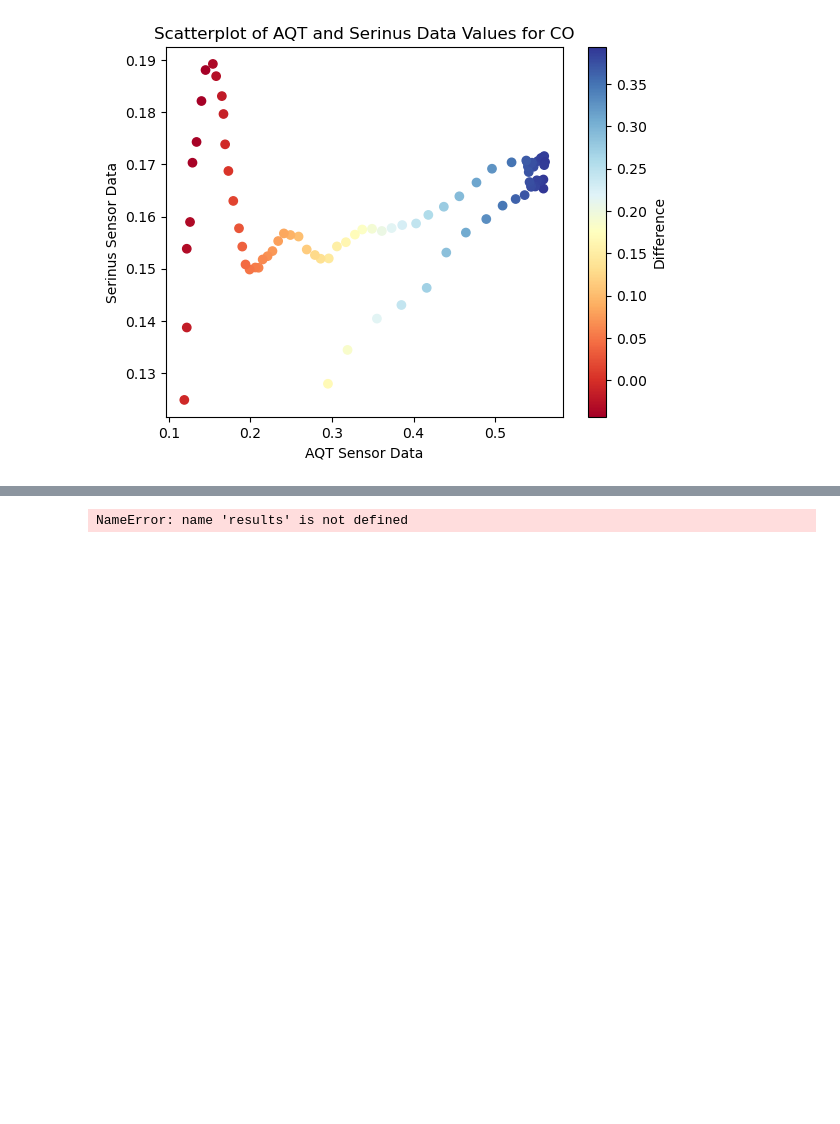
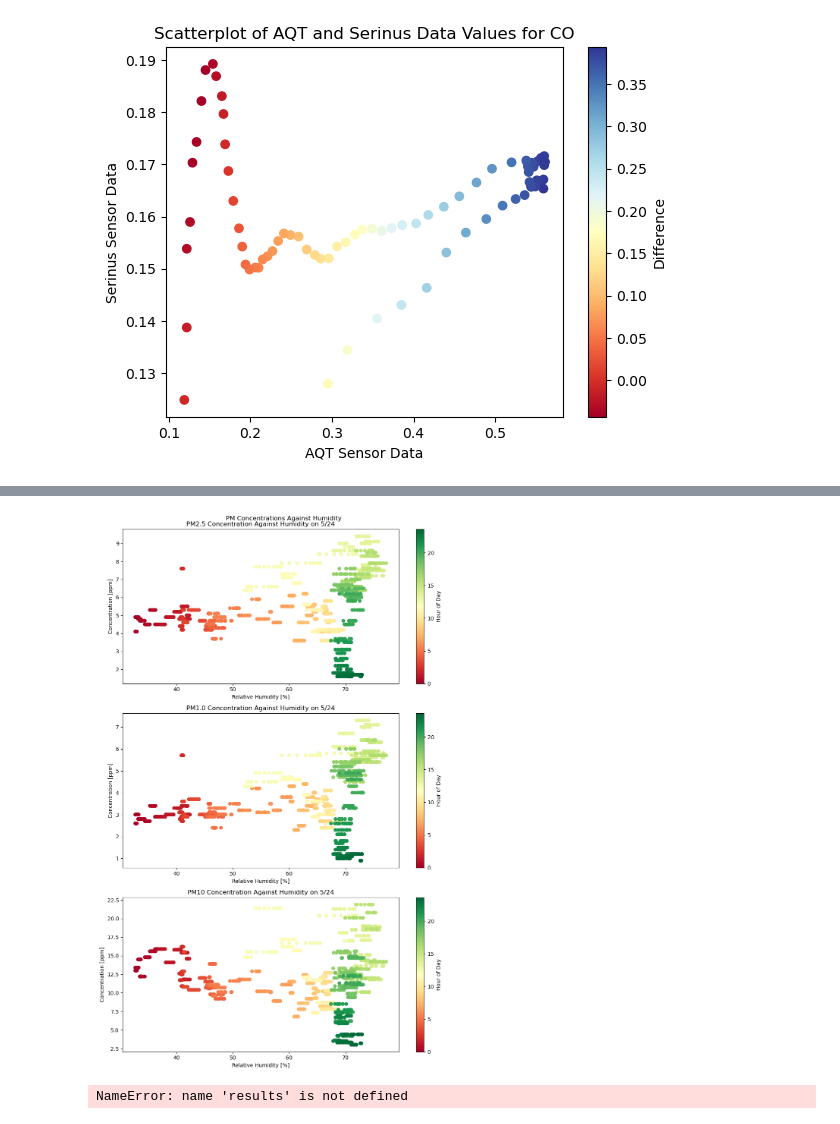
Before and after one commit to EVS-ATMOS/air-quality-sensors, a Jupyter notebook: toybox.ipynb, the cells around one changed output, grey strips where cells are left out. Drawn from its saved outputs; the diff is of its cells as text; code cells hidden in the pictures; blank space fills up the shorter version.

```diff
--- a/toybox.ipynb
+++ b/toybox.ipynb
@@ -644,3 +688,49 @@ plt.savefig("CO Scatter")
+# %%
+# Plotting PM against RH
+cm = plt.cm.get_cmap('RdYlGn')
+
+plt.figure(figsize=(10,15))
+plt.subplot(3,1,1)
+## For PM2.5 dataset, the timestamp has sequential keys between 15840 and 17279
+time = ["None"] * len(pm25["timestamp"])
+for i in range(15840, 17279):
+    time[i-15840] = pm25["timestamp"][i].hour + (pm25["timestamp"][i].minute)/100
+smap = plt.scatter(aqhum["value"][:-1], pm25["value"][:-1], c=time[:-1], cmap=cm)
+cb = plt.colorbar(smap)
+cb.set_label("Hour of Day")
+plt.xlabel("Relative Humidity [%]")
+plt.ylabel("Concentration [ppm]")
+plt.title("PM2.5 Concentration Against Humidity on 5/24")
+
+plt.subplot(3,1,2)
+time = ["None"] * len(pm10["timestamp"])
+# For PM1.0 dataset, the timestamp has sequential keys between 12960 and 14399
+for i in range(12960, 14399):
+    time[i-12960] = pm10["timestamp"][i].hour + (pm10["timestamp"][i].minute)/100
+smap = plt.scatter(aqhum["value"][:-1], pm10["value"][:-1], c=time[:-1], cmap=cm)
+cb = plt.colorbar(smap)
+cb.set_label("Hour of Day")
+plt.xlabel("Relative Humidity [%]")
+plt.ylabel("Concentration [ppm]")
+plt.title("PM1.0 Concentration Against Humidity on 5/24")
+
+plt.subplot(3,1,3)
+time = ["None"] * len(pm100["timestamp"])
+# For PM10 dataset, the timestamp has sequential keys between 14400 and 15839
+for i in range(14400, 15839):
+    time[i-14400] = pm100["timestamp"][i].hour + (pm100["timestamp"][i].minute)/100
+smap = plt.scatter(aqhum["value"][:-1], pm100["value"][:-1], c=time[:-1], cmap=cm)
+cb = plt.colorbar(smap)
+cb.set_label("Hour of Day")
+plt.xlabel("Relative Humidity [%]")
+plt.ylabel("Concentration [ppm]")
+plt.title("PM10 Concentration Against Humidity on 5/24")
+
+plt.suptitle("PM Concentrations Against Humidity")
+plt.tight_layout()
+plt.savefig("PM Concentrations Humidity")
+# %% [output]
+[figure, added]
 # %%
 for i, scan in enumerate(results.iter_success(), start=1):
     ## skip the files ending in "MDM"
```
Also changed, not shown: parts of 5 cells of this notebook.
